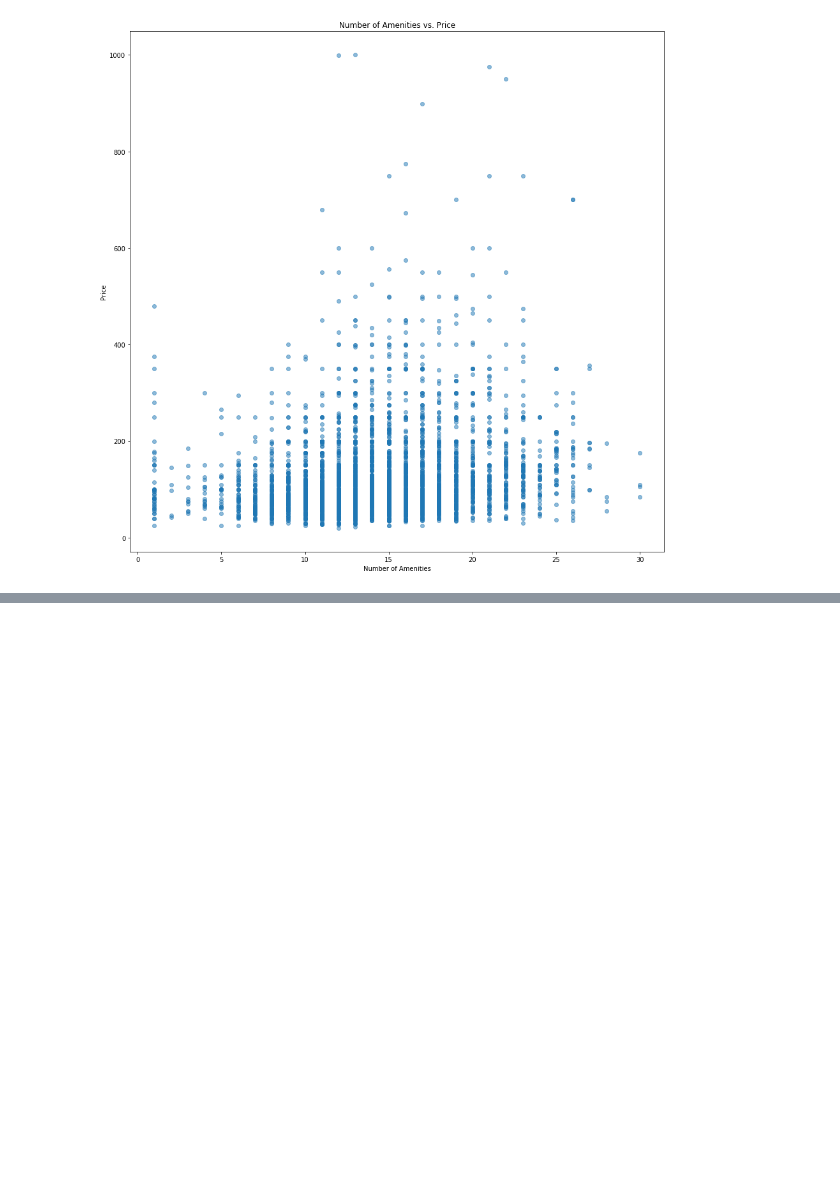
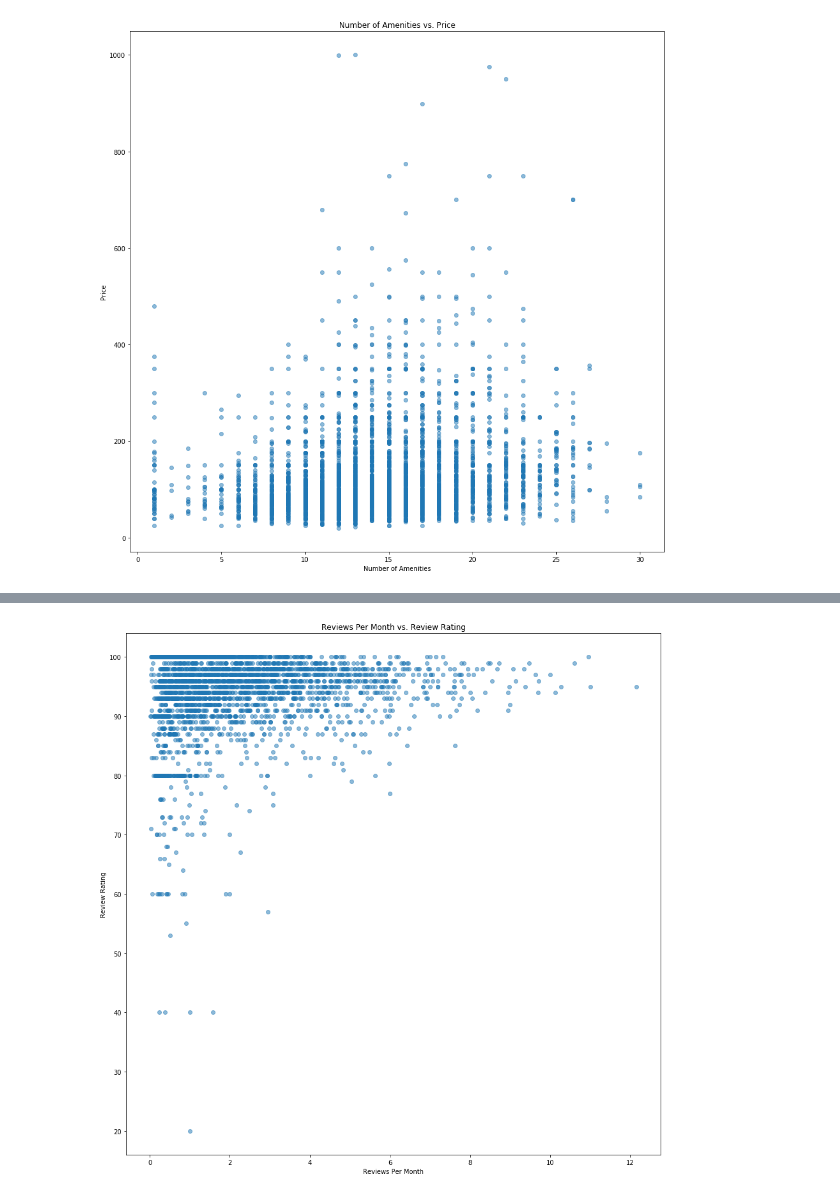
Before and after one commit to kevinhuynh23/RACK, a Jupyter notebook: analysis.ipynb, the cells around one changed output, grey strips where cells are left out. Drawn from its saved outputs; the diff is of its cells as text; code cells hidden in the pictures; blank space fills up the shorter version.

```diff
--- a/analysis.ipynb
+++ b/analysis.ipynb
@@ -238,0 +223,10 @@ lis.groupby(lis.zipcode).count()
+# %%
+# Graph of reviews per month vs. review rating
+fig_num_amenities_vs_price = plt.figure(figsize = (15, 15))
+plt.scatter(lis.reviews_per_month, lis.review_scores_rating, alpha = 0.5)
+plt.xlabel('Reviews Per Month')
+plt.ylabel('Review Rating')
+plt.title('Reviews Per Month vs. Review Rating')
+plt.show()
+# %% [output]
+[figure, added]
```
Also changed, not shown: parts of 9 cells of this notebook.
